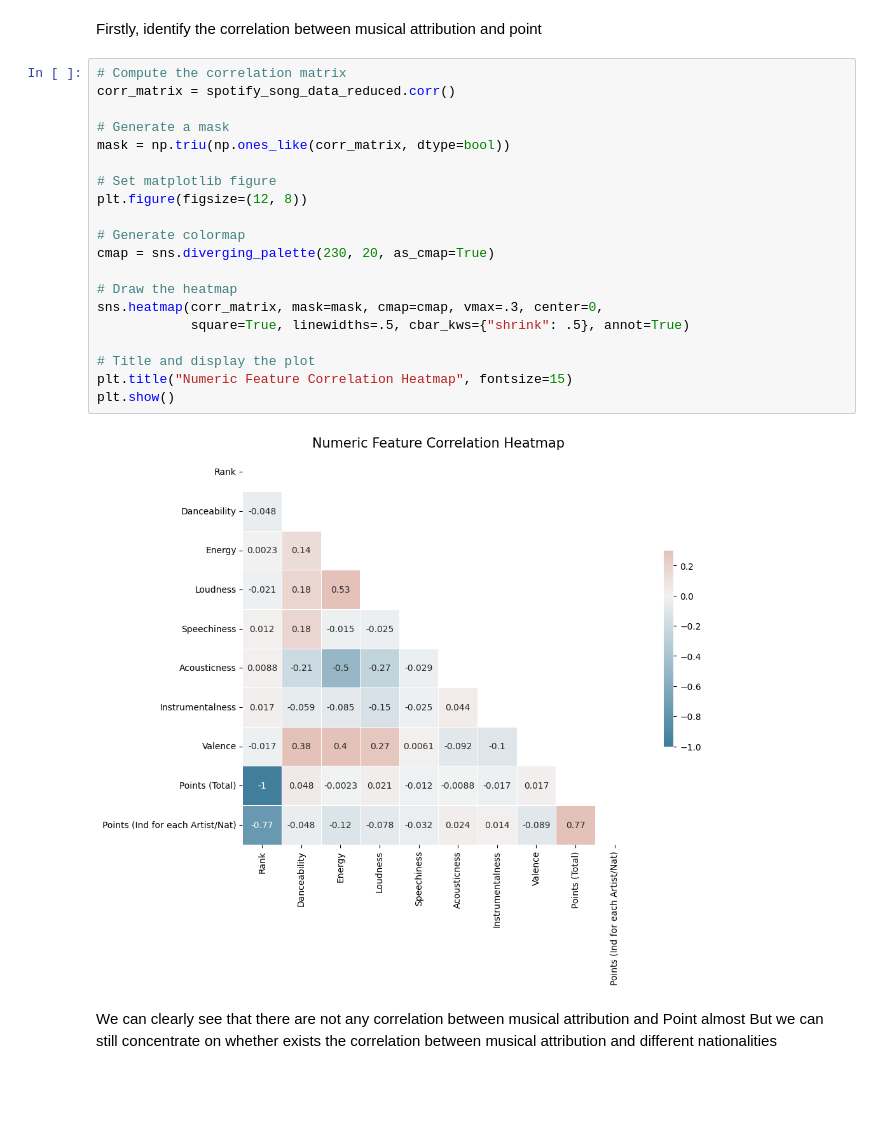
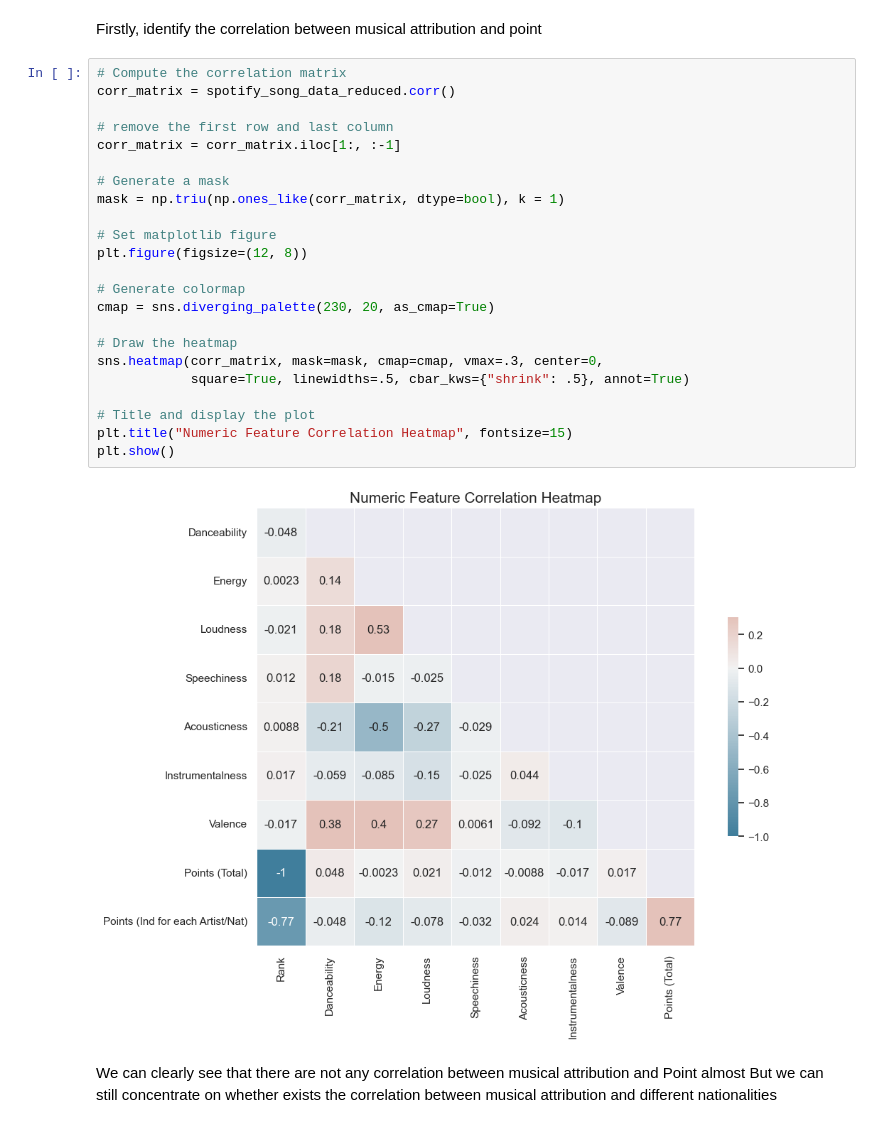
Before and after one commit to Jonathan0516/Spotifypopularityprediction, a Jupyter notebook: AML23Project.ipynb, the cells around one changed output. Saved outputs shown, nothing was run; the diff lists cells and outputs as text; blank space fills up the shorter version.

Commit message:
feat: some visualisation, add some models fix: corr graph

```diff
--- a/AML23Project.ipynb
+++ b/AML23Project.ipynb
@@ -81,25 +84,28 @@ Firstly, identify the correlation between musical attribution and point
 # %%
 # Compute the correlation matrix
 corr_matrix = spotify_song_data_reduced.corr()
 
+# remove the first row and last column
+corr_matrix = corr_matrix.iloc[1:, :-1]
+
 # Generate a mask
-mask = np.triu(np.ones_like(corr_matrix, dtype=bool))
+mask = np.triu(np.ones_like(corr_matrix, dtype=bool), k = 1)
 
 # Set matplotlib figure
 plt.figure(figsize=(12, 8))
 
 # Generate colormap
 cmap = sns.diverging_palette(230, 20, as_cmap=True)
 
 # Draw the heatmap
 sns.heatmap(corr_matrix, mask=mask, cmap=cmap, vmax=.3, center=0,
             square=True, linewidths=.5, cbar_kws={"shrink": .5}, annot=True)
 
 # Title and display the plot
 plt.title("Numeric Feature Correlation Heatmap", fontsize=15)
 plt.show()
 # %% [output]
-[figure, old version]
+[figure, new version]
 # %% [markdown]
 We can clearly see that there are not any correlation between musical attribution and Point almost
 But we can still concentrate on whether exists the correlation between musical attribution and different nationalities
```
Also changed, not shown: parts of 18 cells of this notebook.
